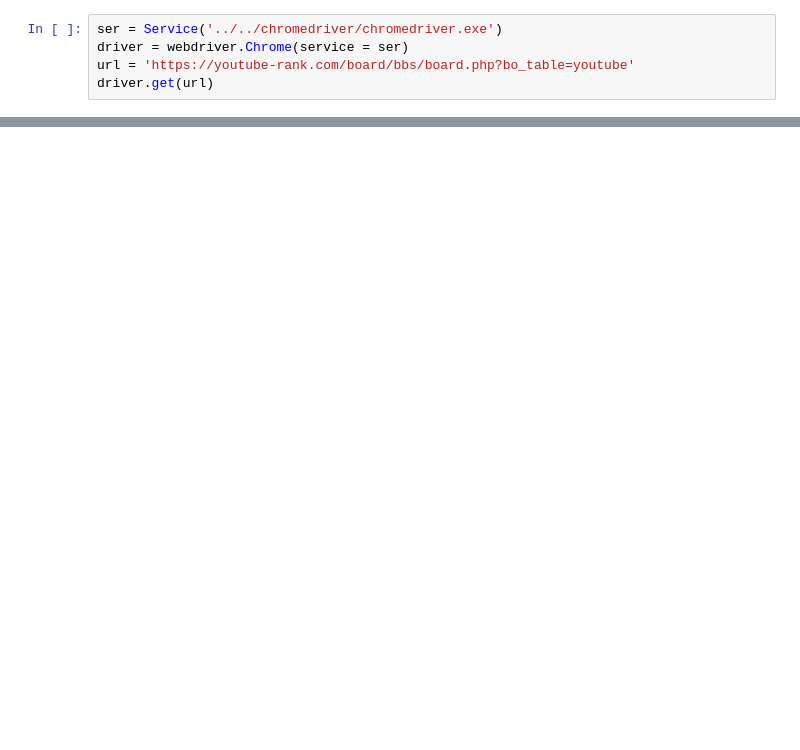
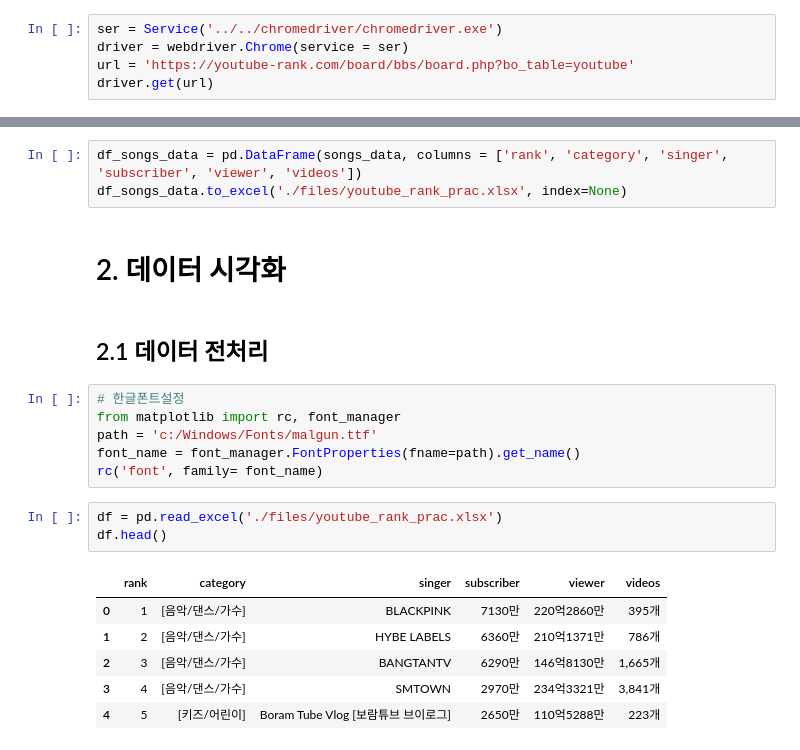
Before and after one commit to powpoww/TIL, a Jupyter notebook: 수업/데이터플랫폼/데이터분석실무_파이썬/3_2_ex_youtube_crawling.ipynb, the cells around one changed output, grey strips where cells are left out. Saved outputs shown, nothing was run; the diff lists cells and outputs as text; blank space fills up the shorter version.

```diff
--- a/수업/데이터플랫폼/데이터분석실무_파이썬/3_2_ex_youtube_crawling.ipynb
+++ b/수업/데이터플랫폼/데이터분석실무_파이썬/3_2_ex_youtube_crawling.ipynb
@@ -48,0 +49,23 @@ songs_data
+# %%
+df_songs_data = pd.DataFrame(songs_data, columns = ['rank', 'category', 'singer', 'subscriber', 'viewer', 'videos'])
+df_songs_data.to_excel('./files/youtube_rank_prac.xlsx', index=None)
+# %% [markdown]
+# 2. 데이터 시각화
+# %% [markdown]
+## 2.1 데이터 전처리
+# %%
+# 한글폰트설정
+from matplotlib import rc, font_manager
+path = 'c:/Windows/Fonts/malgun.ttf'
+font_name = font_manager.FontProperties(fname=path).get_name()
+rc('font', family= font_name)
+# %%
+df = pd.read_excel('./files/youtube_rank_prac.xlsx')
+df.head()
+# %% [output]
+|  | rank | category | singer | subscriber | viewer | videos |
+| 0 | 1 | [음악/댄스/가수] | BLACKPINK | 7130만 | 220억2860만 | 395개 |
+| 1 | 2 | [음악/댄스/가수] | HYBE LABELS | 6360만 | 210억1371만 | 786개 |
+| 2 | 3 | [음악/댄스/가수] | BANGTANTV | 6290만 | 146억8130만 | 1,665개 |
+| 3 | 4 | [음악/댄스/가수] | SMTOWN | 2970만 | 234억3321만 | 3,841개 |
+| 4 | 5 | [키즈/어린이] | Boram Tube Vlog [보람튜브 브이로그] | 2650만 | 110억5288만 | 223개 |
```
Also changed, not shown: parts of 13 cells of this notebook, 5 other files.
